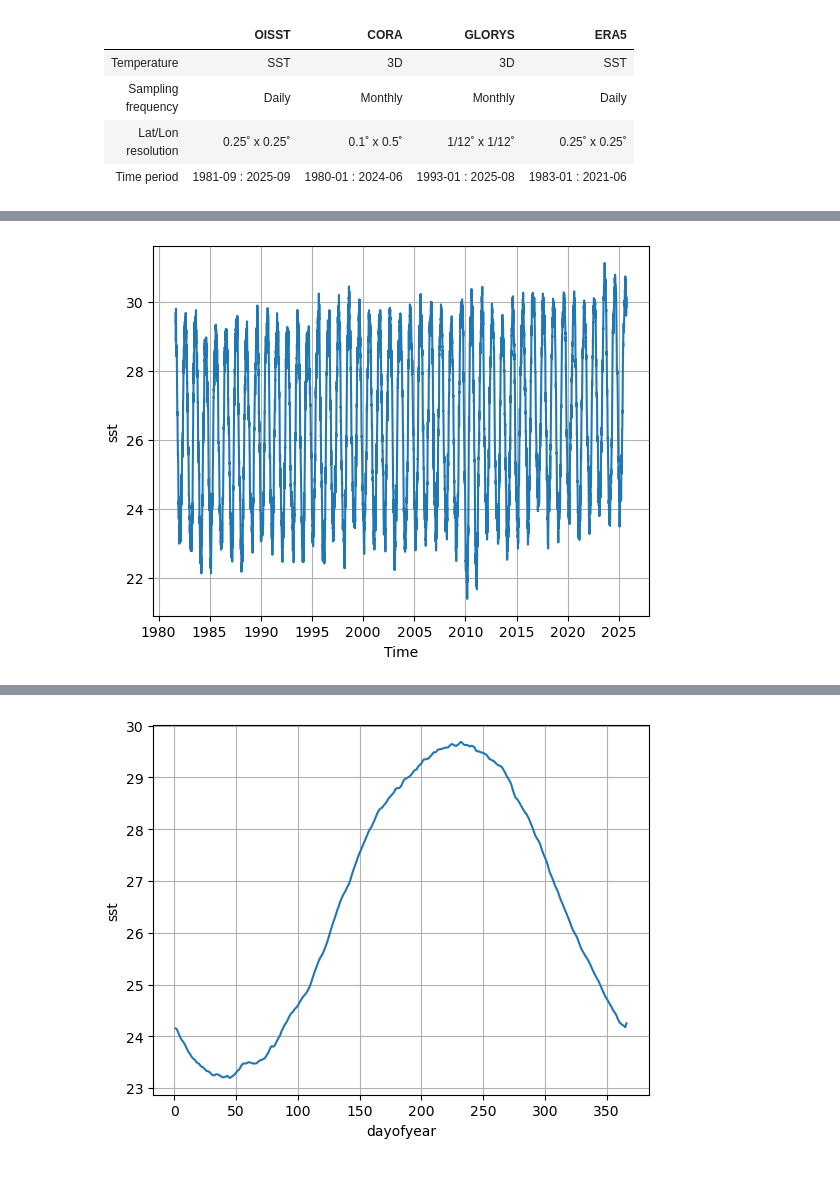
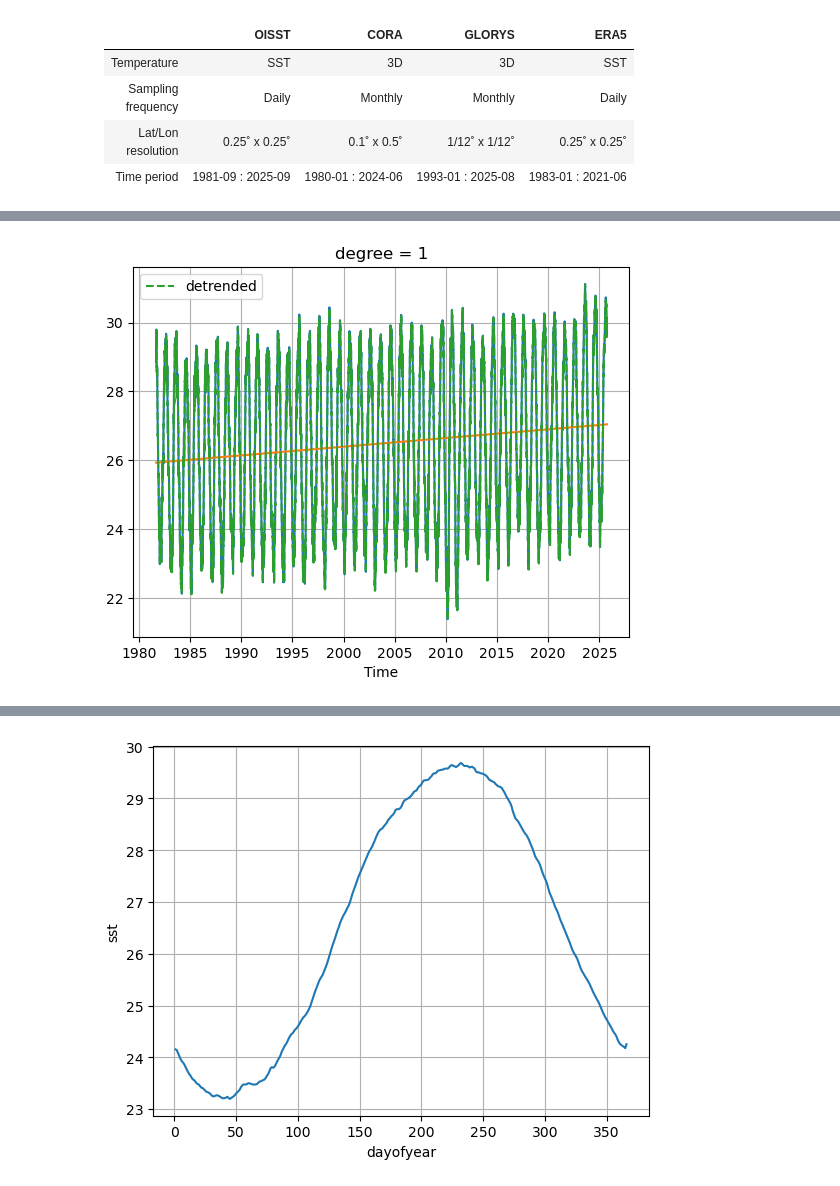
Before and after one commit to shanicetbailey/MHW-gfdl, a Jupyter notebook: define-MHW.ipynb, the cells around one changed output, grey strips where cells are left out. Drawn from its saved outputs; the diff is of its cells as text; code cells hidden in the pictures.

Commit message:
detrended the data, need to rerun the big counting cell w detrended sst

```diff
--- a/define-MHW.ipynb
+++ b/define-MHW.ipynb
@@ -68,0 +46,10 @@ Attributes:
+# %%
+oisst = oisst_ds.sst.sel(lon=slice(None, 279.625))
+# %%
+def trending_line(da, da_name, coord_name=None):
+
+    d = {}
+    d[f'{da_name}_trend_lr'] = linregress(np.arange(0, da.time.size), da.mean([da.dims[1], da.dims[2]]))
+    d[f'{da_name}_trend_line_lr'] = (d[f'{da_name}_trend_lr'][0]*np.arange(0,da.time.size)
+                                     + d[f'{da_name}_trend_lr'][1])
+    return d
@@ -68,0 +67,7 @@ Attributes:
+# %%
+#repeat the array of each cell's trend slope to length of da's time dim
+trend_repeated = xr.concat([trend_oisst.polyfit_coefficients[0]] * len(oisst.time), dim='time')
+# %%
+trend_line = trending_line(oisst, oisst.name)['sst_trend_line_lr']
+trend_oisst = trending(oisst)
+detrended = oisst - trend_repeated
@@ -69,5 +94,8 @@ Attributes:
 # %%
-oisst_ds.sst.sel(lon=slice(None, 279.625)).mean(['lat', 'lon']).plot()
+oisst.mean(['lat', 'lon']).plot()
+plt.plot(oisst.time, trend_line)
+detrended.mean(['lat', 'lon']).plot(label='detrended', linestyle='dashed')
 plt.grid()
+plt.legend();
 # %% [output]
-[figure, old version]
+[figure, new version]
```
Also changed, not shown: parts of 9 cells of this notebook.
